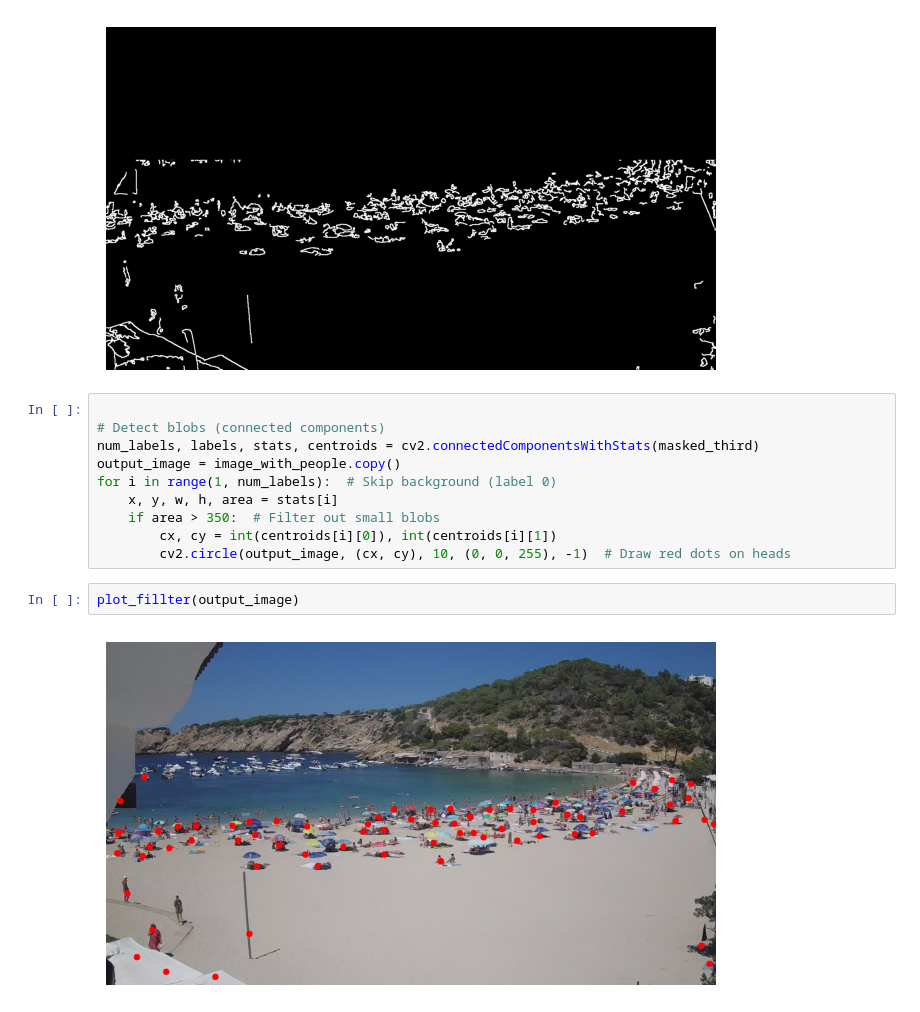
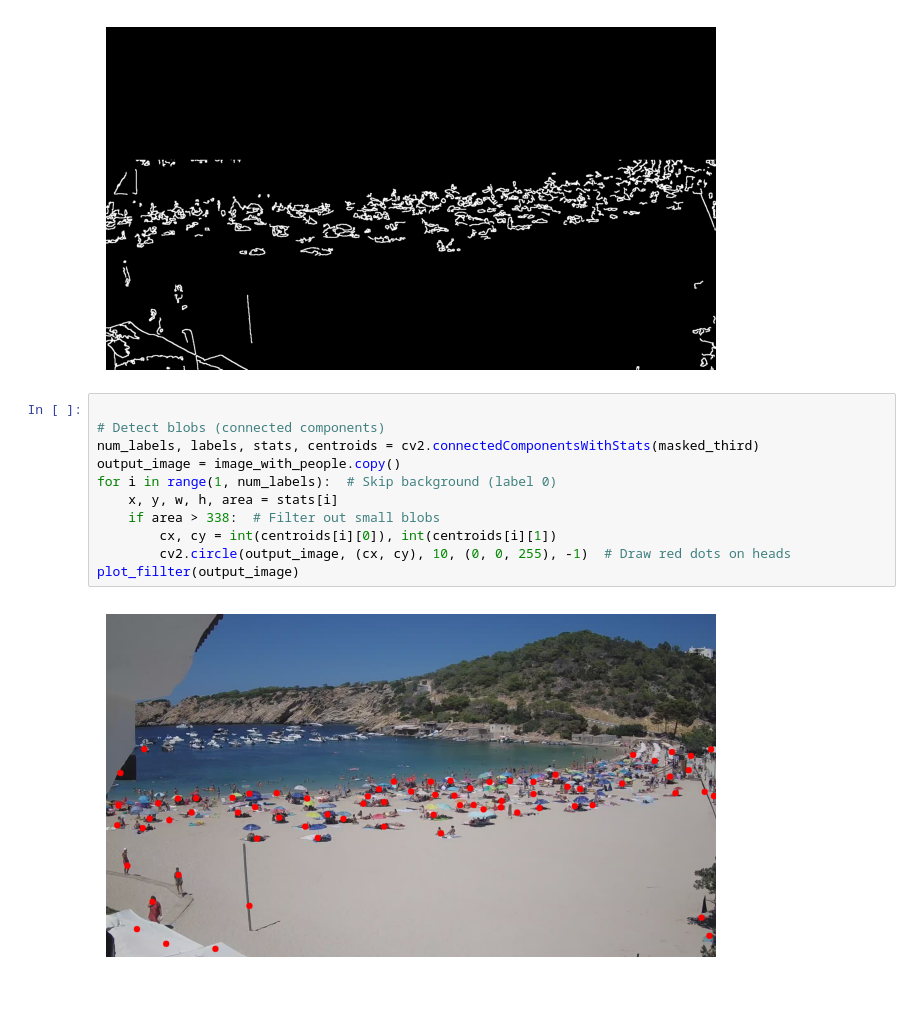
Before and after one commit to alexcega/Image-and-Video-Analysis-Project-1, a Jupyter notebook: take2.ipynb, the cells around one changed output. Drawn from its saved outputs; the diff is of its cells as text.

```diff
--- a/take2.ipynb
+++ b/take2.ipynb
@@ -71,14 +71,13 @@ plot_fillter(masked_third)
 # %%
 
 # Detect blobs (connected components)
 num_labels, labels, stats, centroids = cv2.connectedComponentsWithStats(masked_third)
 output_image = image_with_people.copy()
 for i in range(1, num_labels):  # Skip background (label 0)
     x, y, w, h, area = stats[i]
-    if area > 350:  # Filter out small blobs
+    if area > 338:  # Filter out small blobs
         cx, cy = int(centroids[i][0]), int(centroids[i][1])
         cv2.circle(output_image, (cx, cy), 10, (0, 0, 255), -1)  # Draw red dots on heads
+plot_fillter(output_image)
+# %% [output]
+[figure, added]
-# %%
-plot_fillter(output_image)
-# %% [output]
-[figure, removed]
```
Also changed, not shown: 1 other file.
